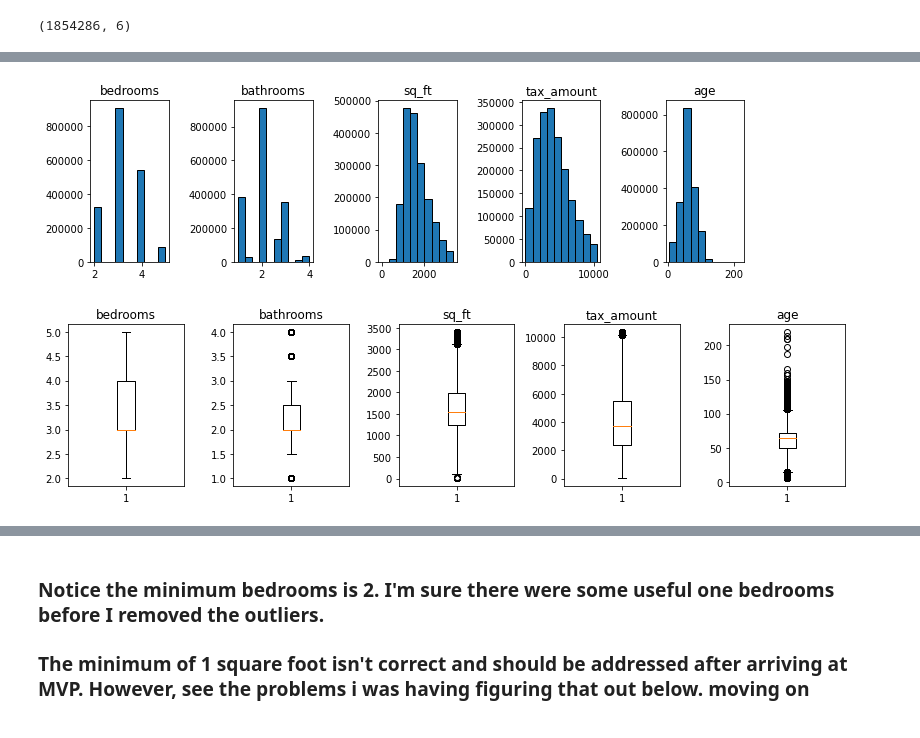
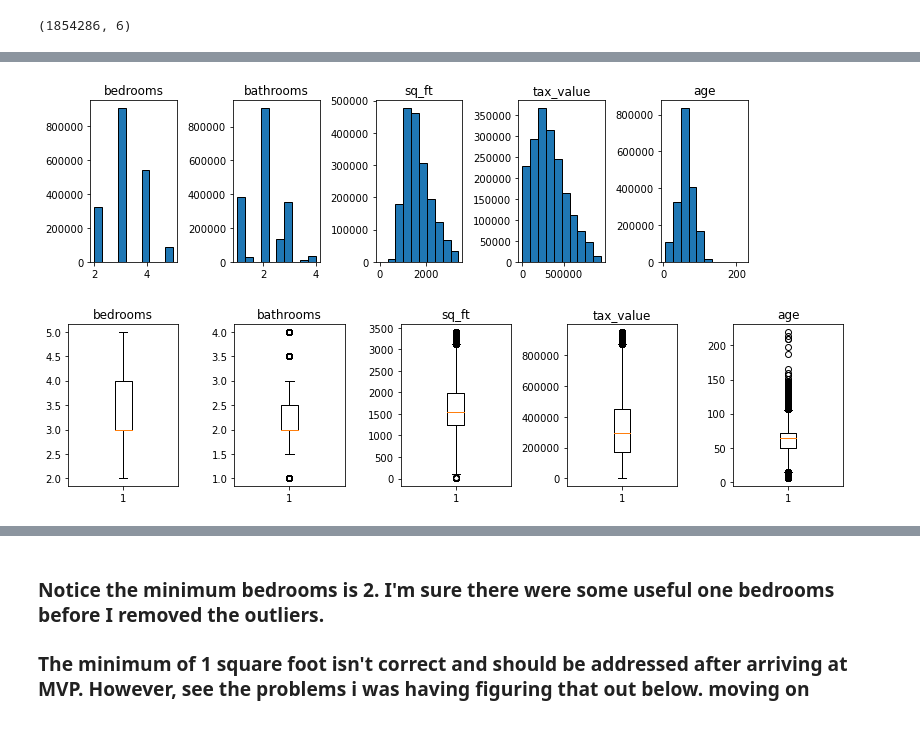
Before and after one commit to brianclements03/Regression_Project, a Jupyter notebook: explore_zillow.ipynb, the cells around one changed output, grey strips where cells are left out. Saved outputs shown, nothing was run; the diff lists cells and outputs as text; code cells hidden in the pictures.

Commit message:
cleaned up my clean_data function; got graph for loop running better

```diff
--- a/explore_zillow.ipynb
+++ b/explore_zillow.ipynb
@@ -94,7 +94,7 @@ dtype: int64
 # %%
 # This is a for loop that is checking every column for any white space. there isn't any
 # also the NaNs, actually. gone now.
-cols = ['bedrooms', 'bathrooms', 'sq_ft', 'tax_amount', 'county','age']
+cols = ['bedrooms', 'bathrooms', 'sq_ft', 'tax_value', 'county','age']
 for col in cols:
     print(zillow[col].value_counts(dropna=False,ascending=True))
 # %% [output]
@@ -121,7 +121,7 @@ Name: age, dtype: int64
 plt.figure(figsize=(16, 3))
 
 # List of columns
-cols = ['bedrooms', 'bathrooms','sq_ft','tax_amount', 'age']
+cols = ['bedrooms', 'bathrooms','sq_ft','tax_value', 'age']
 # Note the enumerate code, which is functioning to make a counter for use in successive plots.
 
 for i, col in enumerate(cols):
@@ -139,32 +139,32 @@ for i, col in enumerate(cols):
     zillow[col].hist(bins=10, edgecolor='black')
 
     # Hide gridlines.
     plt.grid(False)
 
     plt.tight_layout()
 
 ,
 
 plt.figure(figsize=(16, 3))
 
 for i, col in enumerate(cols):
 
     # i starts at 0, but plot nos should start at 1
     plot_number = i + 1
 
     # Create subplot.
     plt.subplot(1,7, plot_number)
 
     # Title with column name.
     plt.title(col)
 
     # Display histogram for column.
     plt.boxplot(zillow[col])
 
     # Hide gridlines.
     plt.grid(False)
 
     plt.tight_layout()
 # %% [output]
-[figure, old version]
+[figure, new version]
-[figure, old version]
+[figure, new version]
```
Also changed, not shown: parts of 28 cells of this notebook, 2 other files.
